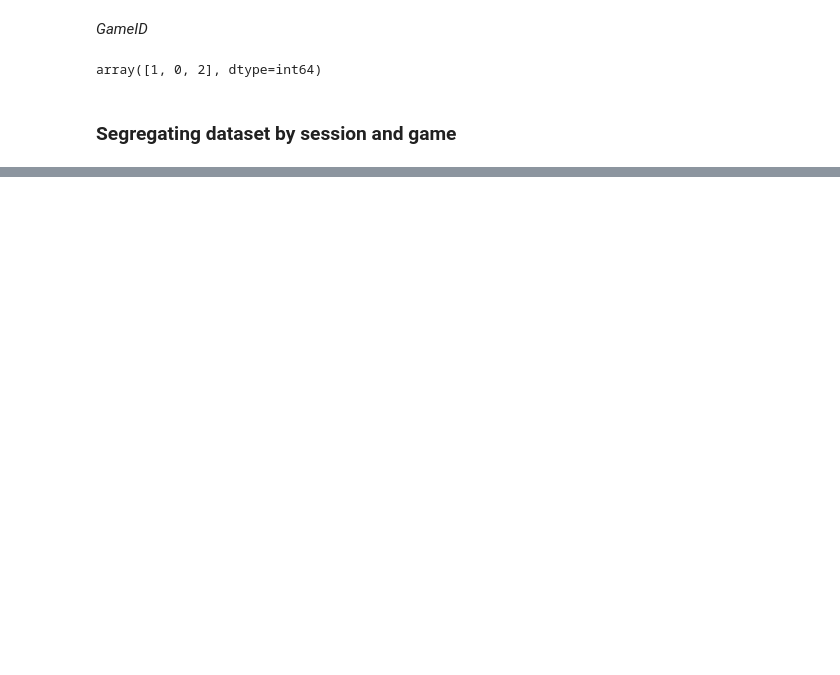
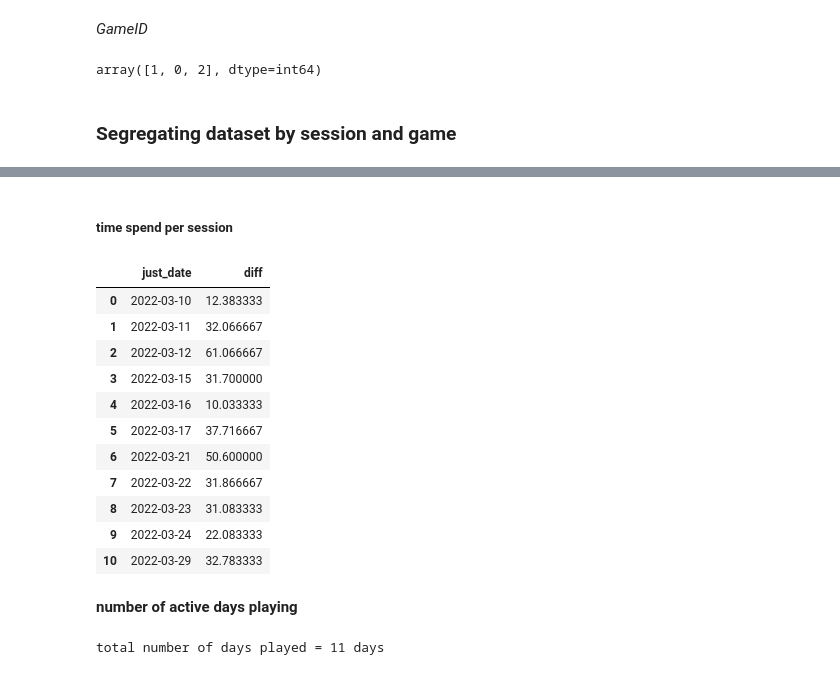
Before and after one commit to doscsy12/robotic_hometherapy, a Jupyter notebook: Extract_database.ipynb, the cells around one changed output, grey strips where cells are left out. Saved outputs shown, nothing was run; the diff lists cells and outputs as text; code cells hidden in the pictures; blank space fills up the shorter version.

```diff
--- a/Extract_database.ipynb
+++ b/Extract_database.ipynb
@@ -460,0 +390,25 @@ plt.show();
+# %% [markdown]
+##### time spend per session
+# %%
+time_groupsession = time_session.groupby(['just_date']).sum().reset_index()
+time_groupsession.drop(columns=['session_nr','game_nr'])
+# %% [output]
+|  | just_date | diff |
+| 0 | 2022-03-10 | 12.383333 |
+| 1 | 2022-03-11 | 32.066667 |
+| 2 | 2022-03-12 | 61.066667 |
+| 3 | 2022-03-15 | 31.700000 |
+| 4 | 2022-03-16 | 10.033333 |
+| 5 | 2022-03-17 | 37.716667 |
+| 6 | 2022-03-21 | 50.600000 |
+| 7 | 2022-03-22 | 31.866667 |
+| 8 | 2022-03-23 | 31.083333 |
+| 9 | 2022-03-24 | 22.083333 |
+| 10 | 2022-03-29 | 32.783333 |
+# %% [markdown]
+**number of active days playing**
+# %%
+active_days = time_groupsession['just_date'].count()
+print(f'total number of days played = {active_days} days')
+# %% [output]
+total number of days played = 11 days
```
Also changed, not shown: parts of 62 cells of this notebook, 1 other file.
